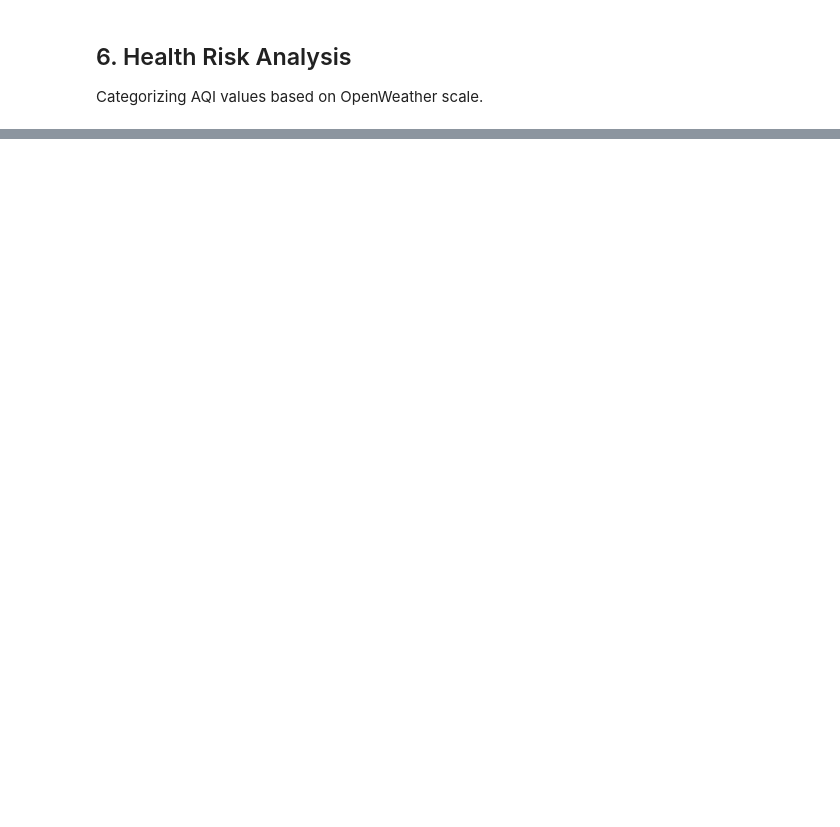
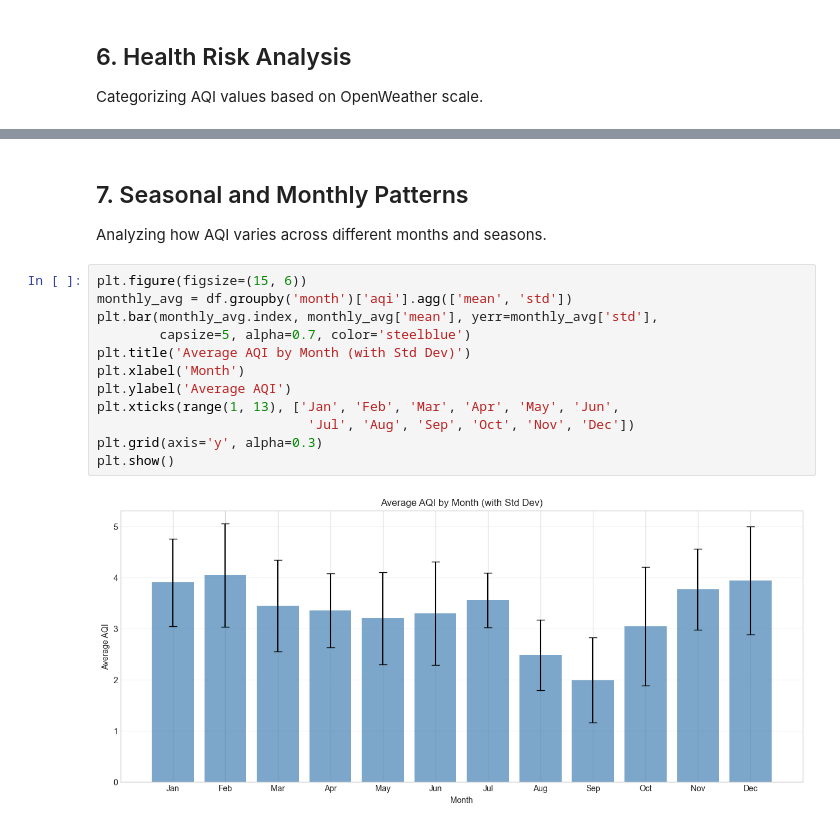
Before and after one commit to MuhammadTahir-1-9-4/aqi-prediction-karachi, a Jupyter notebook: src/evaluation/eda.ipynb, the cells around one changed output, grey strips where cells are left out. Saved outputs shown, nothing was run; the diff lists cells and outputs as text; blank space fills up the shorter version.

```diff
--- a/src/evaluation/eda.ipynb
+++ b/src/evaluation/eda.ipynb
@@ -128,0 +190,17 @@ plt.show()
+# %% [markdown]
+## 7. Seasonal and Monthly Patterns
+Analyzing how AQI varies across different months and seasons.
+# %%
+plt.figure(figsize=(15, 6))
+monthly_avg = df.groupby('month')['aqi'].agg(['mean', 'std'])
+plt.bar(monthly_avg.index, monthly_avg['mean'], yerr=monthly_avg['std'],
+        capsize=5, alpha=0.7, color='steelblue')
+plt.title('Average AQI by Month (with Std Dev)')
+plt.xlabel('Month')
+plt.ylabel('Average AQI')
+plt.xticks(range(1, 13), ['Jan', 'Feb', 'Mar', 'Apr', 'May', 'Jun',
+                           'Jul', 'Aug', 'Sep', 'Oct', 'Nov', 'Dec'])
+plt.grid(axis='y', alpha=0.3)
+plt.show()
+# %% [output]
+[figure, added]
```
Also changed, not shown: parts of 24 cells of this notebook, 6 other files.
